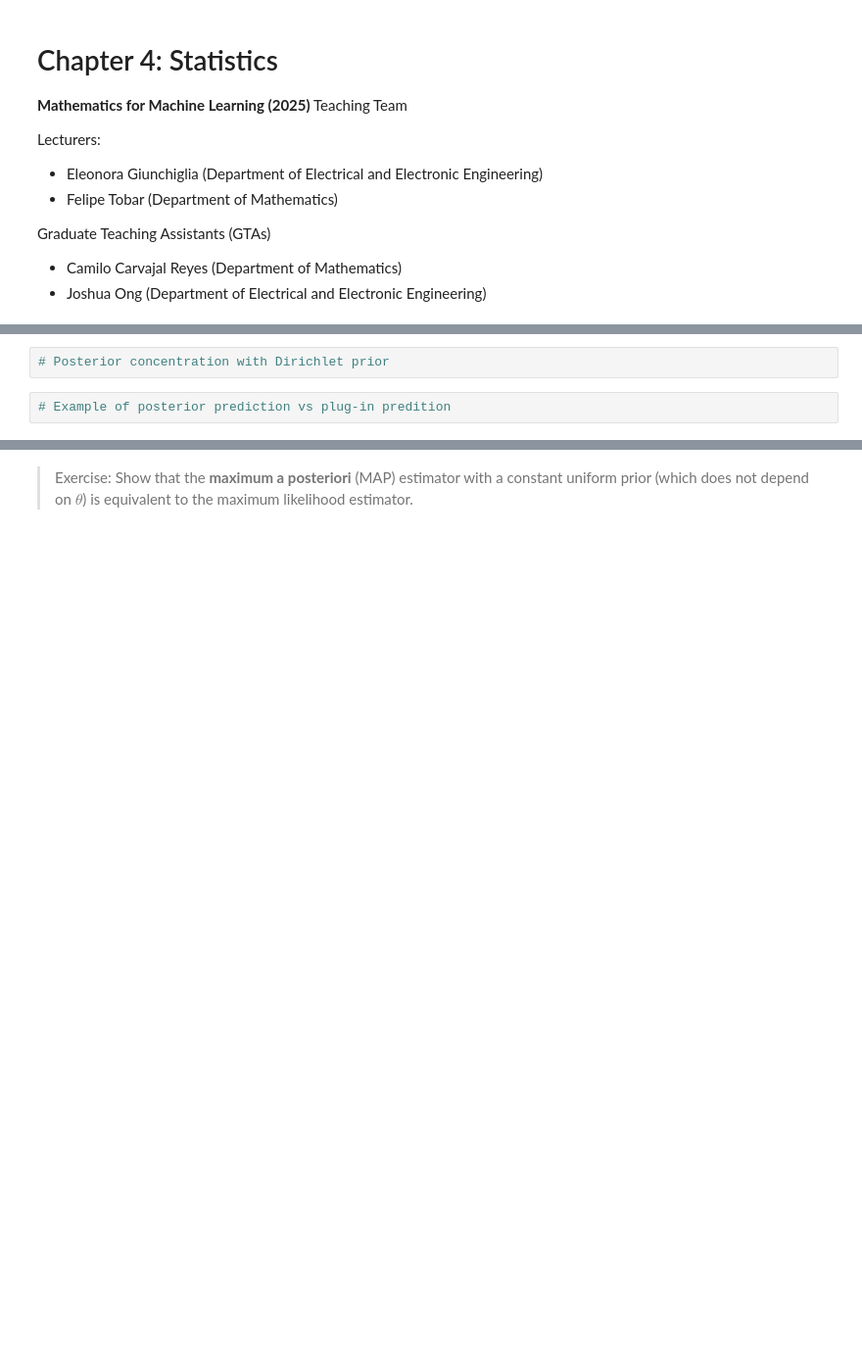
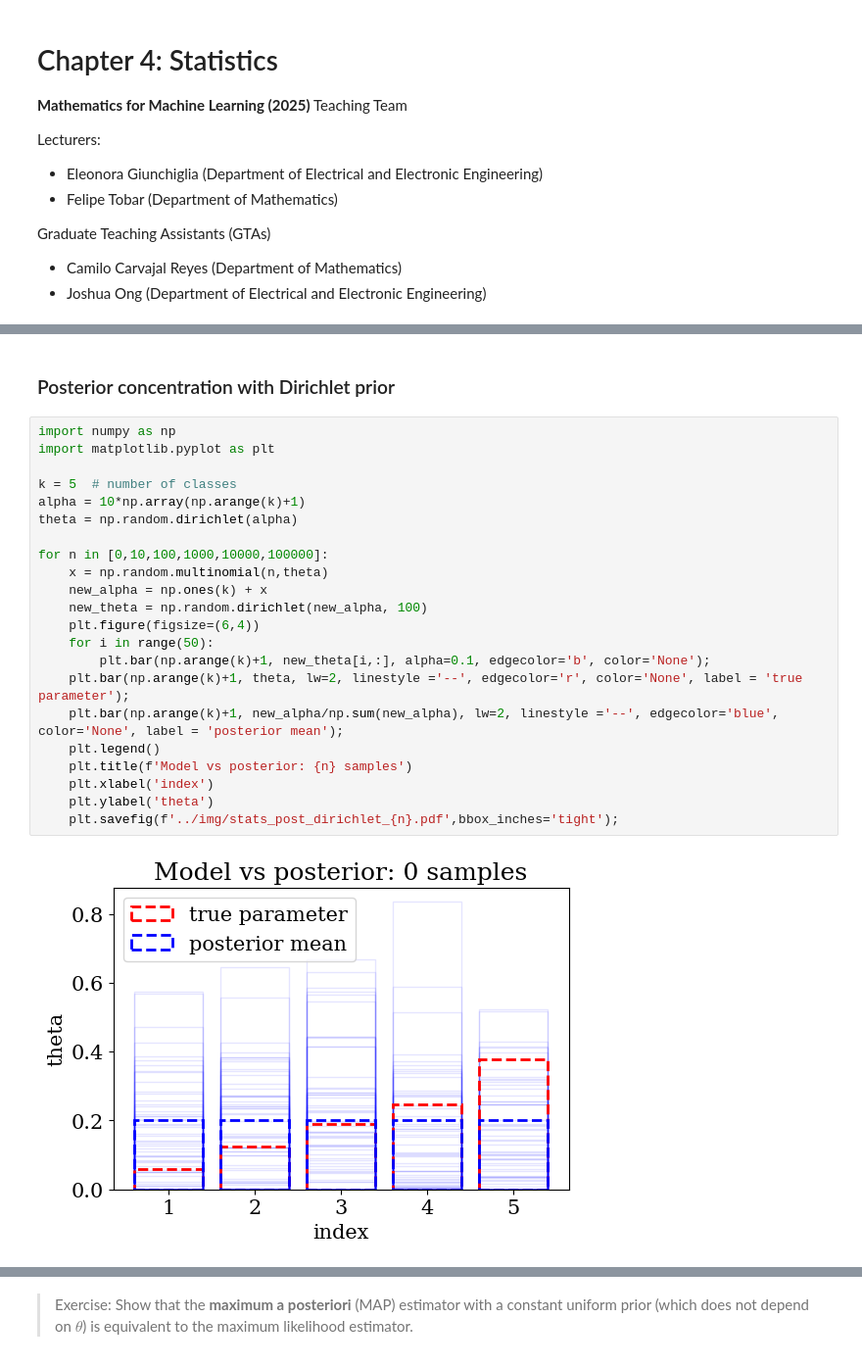
Before and after one commit to felipe-tobar/Maths-for-ML, a Jupyter notebook: tutorials/statistics.ipynb, the cells around one changed output, grey strips where cells are left out. Shown: that part at 98% size. Saved outputs shown, nothing was run; the diff lists cells and outputs as text; blank space fills up the shorter version.

```diff
--- a/tutorials/statistics.ipynb
+++ b/tutorials/statistics.ipynb
@@ -18,4 +91,26 @@ Graduate Teaching Assistants (GTAs)
-# %%
-# Posterior concentration with Dirichlet prior
-# %%
-# Example of posterior prediction vs plug-in predition
+# %% [markdown]
+### Posterior concentration with Dirichlet prior
+# %%
+import numpy as np
+import matplotlib.pyplot as plt
+
+k = 5  # number of classes
+alpha = 10*np.array(np.arange(k)+1)
+theta = np.random.dirichlet(alpha)
+
+for n in [0,10,100,1000,10000,100000]:
+    x = np.random.multinomial(n,theta)
+    new_alpha = np.ones(k) + x
+    new_theta = np.random.dirichlet(new_alpha, 100)
+    plt.figure(figsize=(6,4))
+    for i in range(50):
+        plt.bar(np.arange(k)+1, new_theta[i,:], alpha=0.1, edgecolor='b', color='None');
+    plt.bar(np.arange(k)+1, theta, lw=2, linestyle ='--', edgecolor='r', color='None', label = 'true parameter');
+    plt.bar(np.arange(k)+1, new_alpha/np.sum(new_alpha), lw=2, linestyle ='--', edgecolor='blue', color='None', label = 'posterior mean');
+    plt.legend()
+    plt.title(f'Model vs posterior: {n} samples')
+    plt.xlabel('index')
+    plt.ylabel('theta')
+    plt.savefig(f'../img/stats_post_dirichlet_{n}.pdf',bbox_inches='tight');
+# %% [output]
+[figure, added]
```
Also changed, not shown: parts of 13 cells of this notebook, 11 other files.
